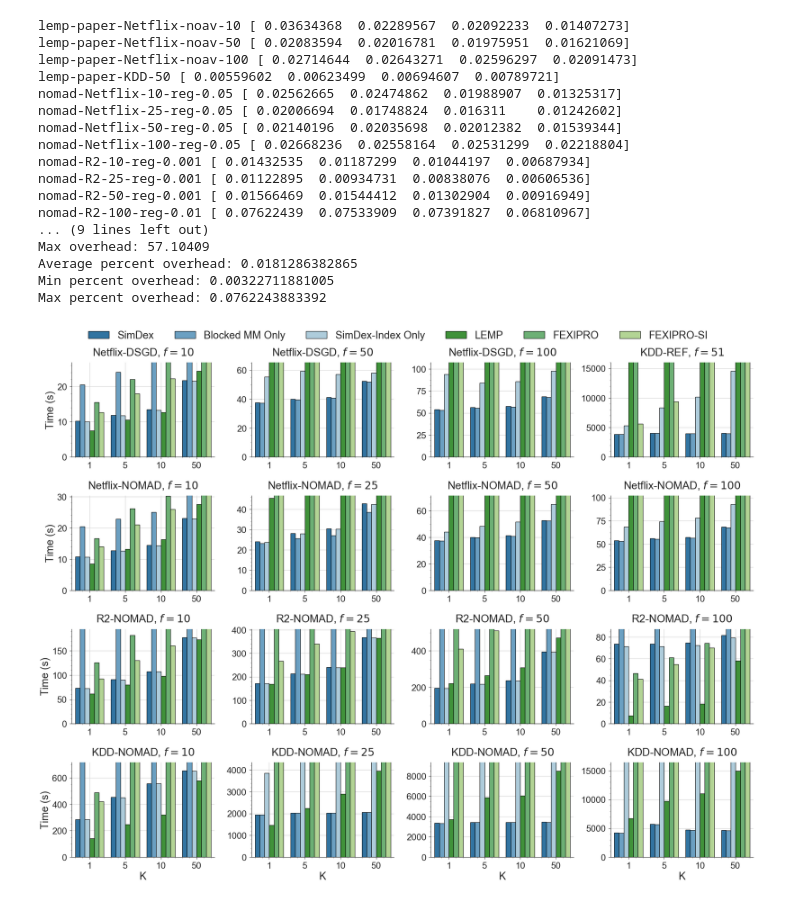
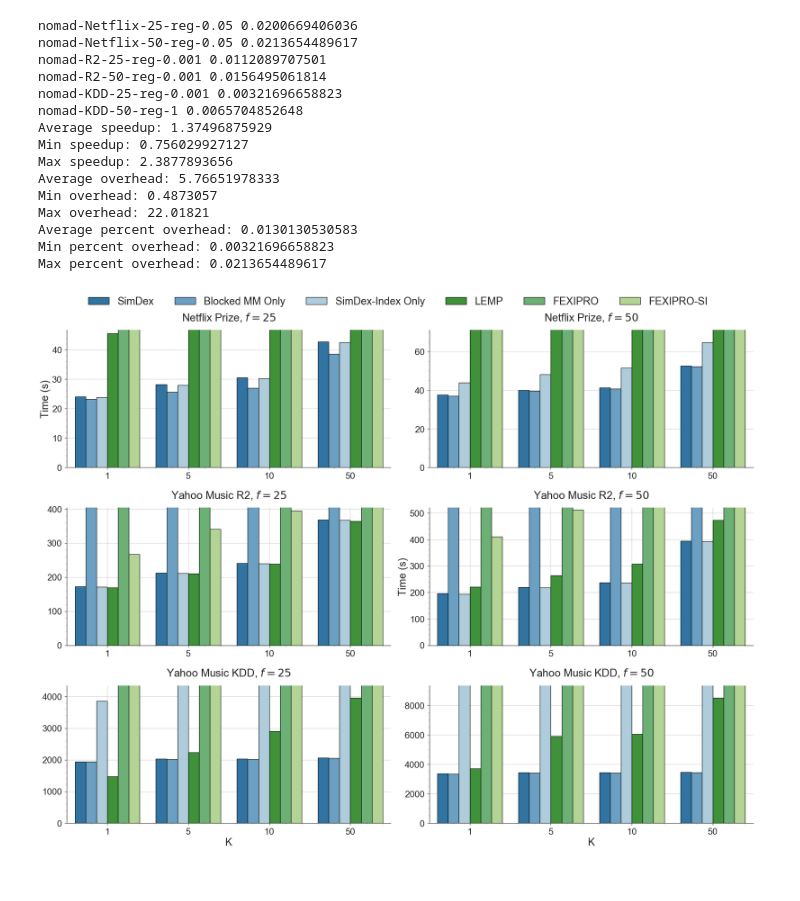
Before and after one commit to stanford-futuredata/optimus-maximus, a Jupyter notebook: plots/simdex-plots.ipynb, the cells around one changed output. Saved outputs shown, nothing was run; the diff lists cells and outputs as text; code cells hidden in the pictures.

```diff
--- a/plots/simdex-plots.ipynb
+++ b/plots/simdex-plots.ipynb
@@ -99,43 +84,41 @@ sns.palplot(rmse_reg_palette)
 # %%
 with sns.color_palette(f_u_palette):
-    f_u_plots(simdex_df, lemp_df, blocked_mm_df, fexipro_df, fexipro_si_df, sampling_df, GOLD_STANDARD_MODELS,
-          figsize=(28, 21), bbox_to_anchor=(0,0,1, 1.04))
+    f_u_plots(simdex_df, lemp_df, blocked_mm_df, fexipro_df, fexipro_si_df, sampling_df, BLOG_POST_MODELS,
+          figsize=(28, 21), bbox_to_anchor=(0,0,1, 1.04), nrows=3)
 # %% [output]
 A value is trying to be set on a copy of a slice from a DataFrame.
 Try using .loc[row_indexer,col_indexer] = value instead
 
 See the caveats in the documentation: http://pandas.pydata.org/pandas-docs/stable/indexing.html#indexing-view-versus-copy
   blocked_mm_rt['algo'] = 'Blocked MM Only'
 A value is trying to be set on a copy of a slice from a DataFrame.
 Try using .loc[row_indexer,col_indexer] = value instead
 
 See the caveats in the documentation: http://pandas.pydata.org/pandas-docs/stable/indexing.html#indexing-view-versus-copy
   lemp_rt['algo'] = 'LEMP'
 A value is trying to be set on a copy of a slice from a DataFrame.
 Try using .loc[row_indexer,col_indexer] = value instead
 
 See the caveats in the documentation: http://pandas.pydata.org/pandas-docs/stable/indexing.html#indexing-view-versus-copy
   fexipro_rt['algo'] = 'FEXIPRO'
 A value is trying to be set on a copy of a slice from a DataFrame.
 Try using .loc[row_indexer,col_indexer] = value instead
 
 See the caveats in the documentation: http://pandas.pydata.org/pandas-docs/stable/indexing.html#indexing-view-versus-copy
   fexipro_si_rt['algo'] = 'FEXIPRO-SI'
-lemp-paper-Netflix-noav-10 [ 0.03634368  0.02289567  0.02092233  0.01407273]
-lemp-paper-Netflix-noav-50 [ 0.02083594  0.02016781  0.01975951  0.01621069]
-lemp-paper-Netflix-noav-100 [ 0.02714644  0.02643271  0.02596297  0.02091473]
-lemp-paper-KDD-50 [ 0.00559602  0.00623499  0.00694607  0.00789721]
-nomad-Netflix-10-reg-0.05 [ 0.02562665  0.02474862  0.01988907  0.01325317]
-nomad-Netflix-25-reg-0.05 [ 0.02006694  0.01748824  0.016311    0.01242602]
-nomad-Netflix-50-reg-0.05 [ 0.02140196  0.02035698  0.02012382  0.01539344]
-nomad-Netflix-100-reg-0.05 [ 0.02668236  0.02558164  0.02531299  0.02218804]
-nomad-R2-10-reg-0.001 [ 0.01432535  0.01187299  0.01044197  0.00687934]
-nomad-R2-25-reg-0.001 [ 0.01122895  0.00934731  0.00838076  0.00606536]
-nomad-R2-50-reg-0.001 [ 0.01566469  0.01544412  0.01302904  0.00916949]
-nomad-R2-100-reg-0.01 [ 0.07622439  0.07533909  0.07391827  0.06810967]
-... (9 lines left out)
-Max overhead: 57.10409
-Average percent overhead: 0.0181286382865
-Min percent overhead: 0.00322711881005
-Max percent overhead: 0.0762243883392
+nomad-Netflix-25-reg-0.05 0.0200669406036
+nomad-Netflix-50-reg-0.05 0.0213654489617
+nomad-R2-25-reg-0.001 0.0112089707501
+nomad-R2-50-reg-0.001 0.0156495061814
+nomad-KDD-25-reg-0.001 0.00321696658823
+nomad-KDD-50-reg-1 0.0065704852648
+Average speedup: 1.37496875929
+Min speedup: 0.756029927127
+Max speedup: 2.3877893656
+Average overhead: 5.76651978333
+Min overhead: 0.4873057
+Max overhead: 22.01821
+Average percent overhead: 0.0130130530583
+Min percent overhead: 0.00321696658823
+Max percent overhead: 0.0213654489617
-[figure, old version]
+[figure, new version]
```
Also changed, not shown: parts of 10 cells of this notebook, 5 other files.
